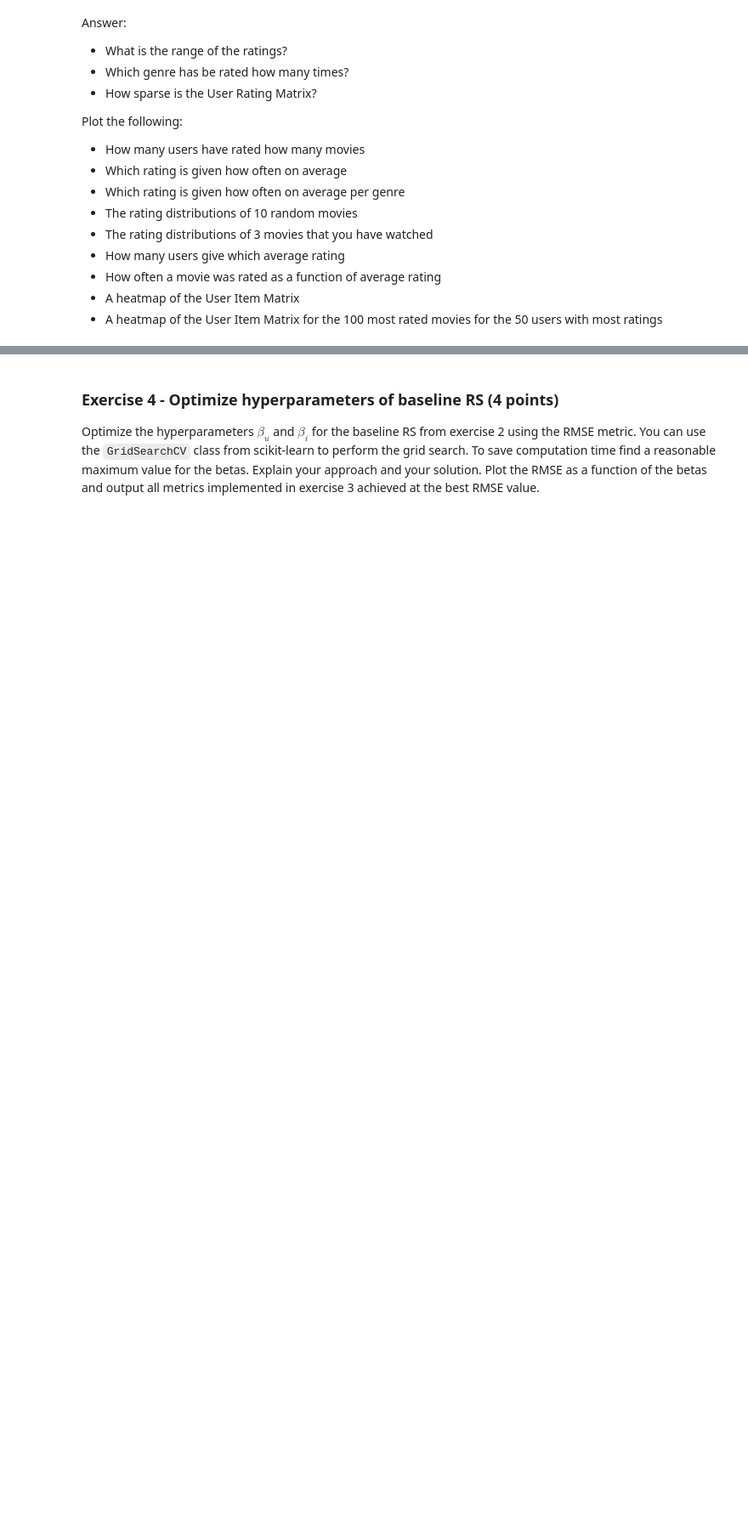
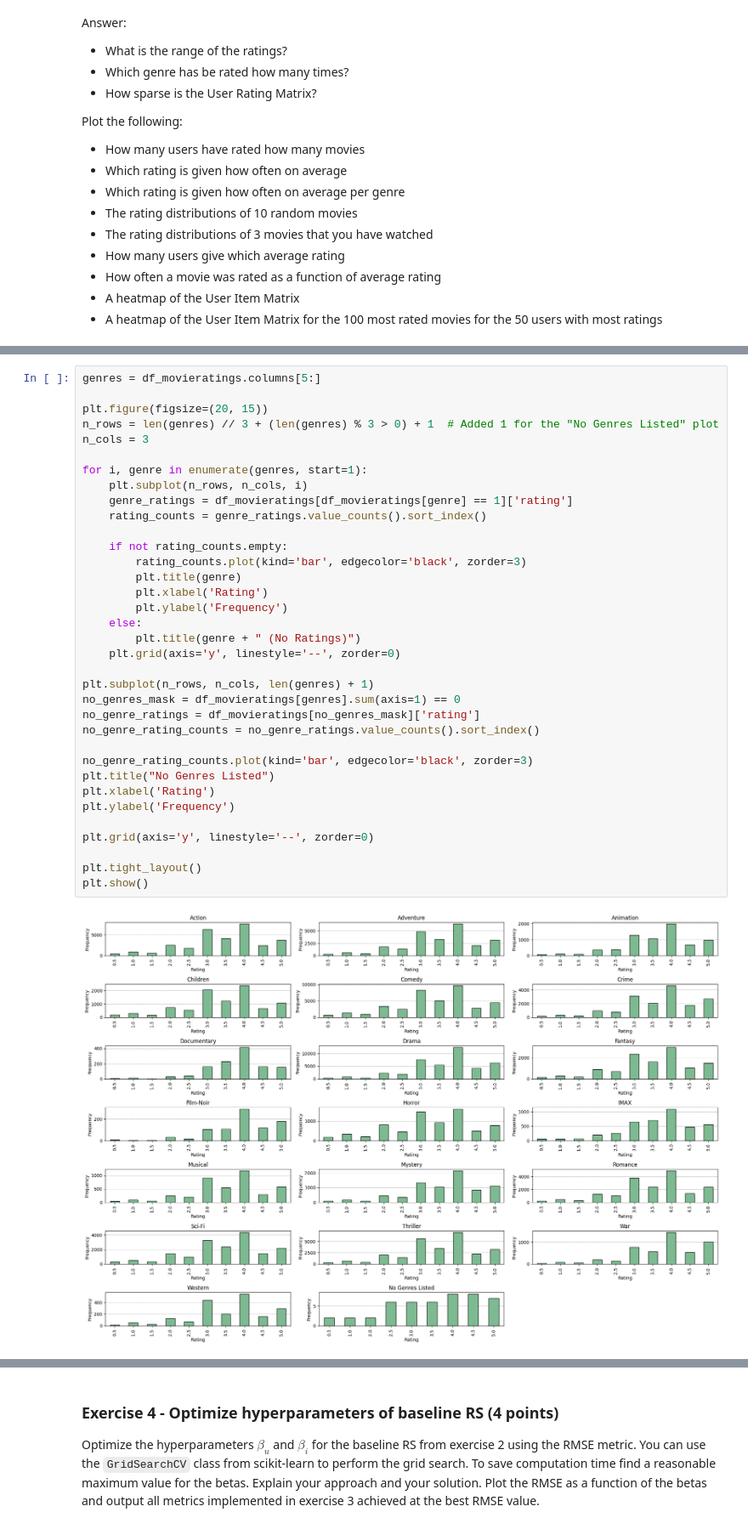
Before and after one commit to okaynils/fhnw-ds-rsy, a Jupyter notebook: MiniChallenge/RSY_ MiniChallenge_FS24.ipynb, the cells around one changed output, grey strips where cells are left out. Shown: that part at 85% size. Saved outputs shown, nothing was run; the diff lists cells and outputs as text; blank space fills up the shorter version.

```diff
--- a/MiniChallenge/RSY_ MiniChallenge_FS24.ipynb
+++ b/MiniChallenge/RSY_ MiniChallenge_FS24.ipynb
@@ -47,0 +142,37 @@ Plot the following:
+# %%
+genres = df_movieratings.columns[5:]
+
+plt.figure(figsize=(20, 15))
+n_rows = len(genres) // 3 + (len(genres) % 3 > 0) + 1  # Added 1 for the "No Genres Listed" plot
+n_cols = 3
+
+for i, genre in enumerate(genres, start=1):
+    plt.subplot(n_rows, n_cols, i)
+    genre_ratings = df_movieratings[df_movieratings[genre] == 1]['rating']
+    rating_counts = genre_ratings.value_counts().sort_index()
+
+    if not rating_counts.empty:
+        rating_counts.plot(kind='bar', edgecolor='black', zorder=3)
+        plt.title(genre)
+        plt.xlabel('Rating')
+        plt.ylabel('Frequency')
+    else:
+        plt.title(genre + " (No Ratings)")
+    plt.grid(axis='y', linestyle='--', zorder=0)
+
+plt.subplot(n_rows, n_cols, len(genres) + 1)
+no_genres_mask = df_movieratings[genres].sum(axis=1) == 0
+no_genre_ratings = df_movieratings[no_genres_mask]['rating']
+no_genre_rating_counts = no_genre_ratings.value_counts().sort_index()
+
+no_genre_rating_counts.plot(kind='bar', edgecolor='black', zorder=3)
+plt.title("No Genres Listed")
+plt.xlabel('Rating')
+plt.ylabel('Frequency')
+
+plt.grid(axis='y', linestyle='--', zorder=0)
+
+plt.tight_layout()
+plt.show()
+# %% [output]
+[figure, added]
```
Also changed, not shown: parts of 15 cells of this notebook, 3 other files.
